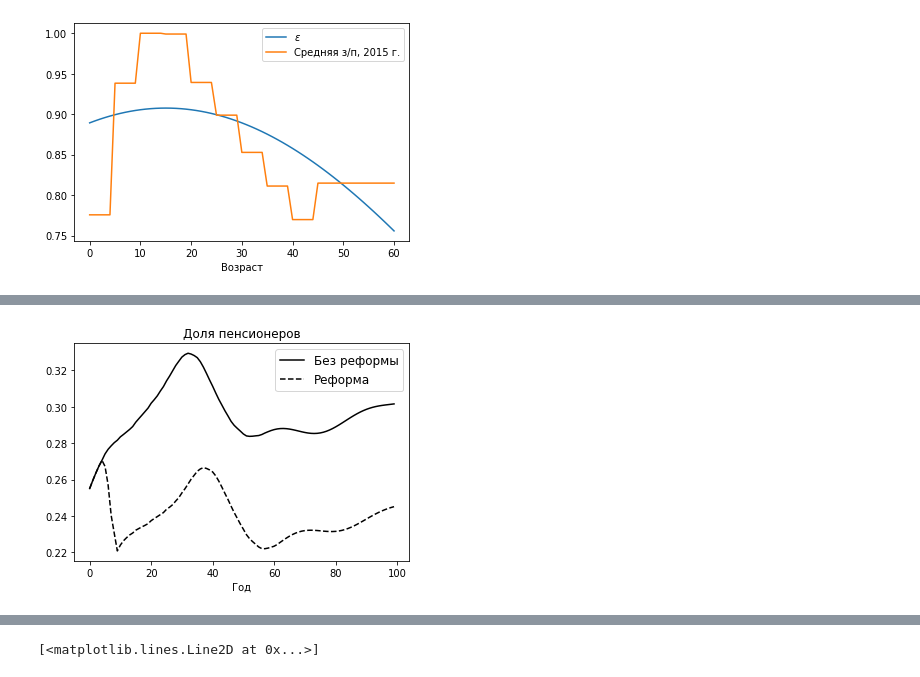
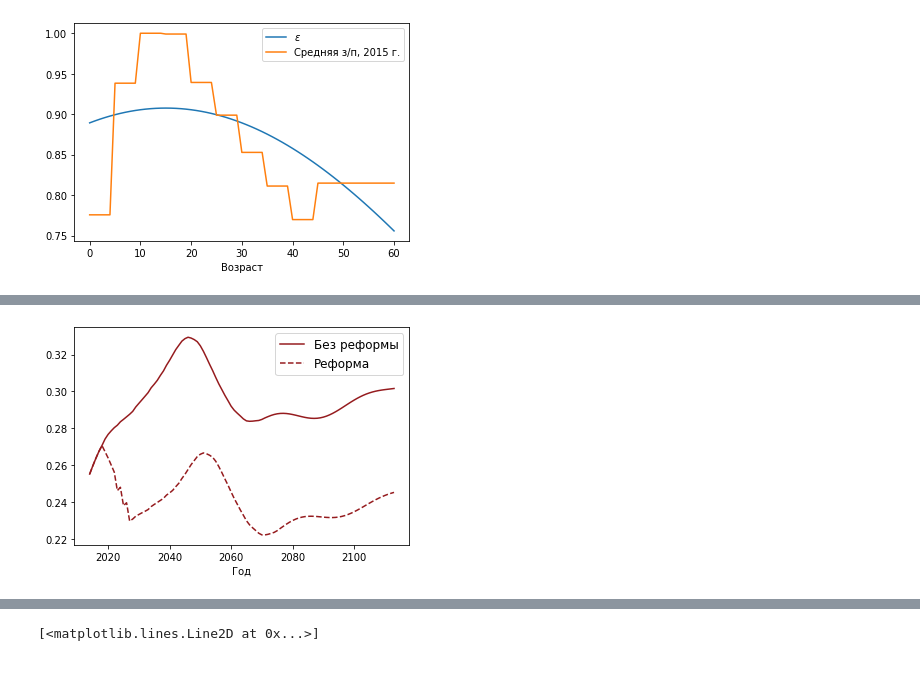
Before and after one commit to mkhlgrv/olg, a Jupyter notebook: steady_state.ipynb, the cells around one changed output, grey strips where cells are left out. Drawn from its saved outputs; the diff is of its cells as text; code cells hidden in the pictures.

```diff
--- a/steady_state.ipynb
+++ b/steady_state.ipynb
@@ -226,0 +949,2 @@ plt.plot(olg.c[0,250,191:250])
+# %%
+olg.update_household(249)
@@ -226,0 +998,5 @@ plt.plot(olg.c[0,250,191:250])
+# %%
+olg.eta = 0.4
+# %%
+for i in range(100,200):
+    olg.update_guess(i)
@@ -226,0 +1179,3 @@ plt.plot(olg.c[0,250,191:250])
+# %%
+for t in range(60):
+    olg.update_household(t,t)
@@ -1087,14 +2041,14 @@ rho_all_ages_ref = np.array([pd.read_csv("rho_female_test.csv", sep=',',header=N
 # %%
 retirement = with_migration["N_female"].transpose()*rho_all_ages_wo_ref[0]+\
 with_migration["N_male"].transpose()*rho_all_ages_wo_ref[1]
-plt.plot((retirement.sum(axis=0)/N_total)[:100], label=r"Без реформы", color = "black")
+plt.plot(range(2014,2114),(retirement.sum(axis=0)/N_total)[:100], label=r"Без реформы", color = ranepa_colors[0])
 retirement_reform =(with_migration["N_female"].transpose()*rho_all_ages_ref[0])+\
 (with_migration["N_male"].transpose()*rho_all_ages_ref[1])
-plt.plot((retirement_reform.sum(axis=0)/N_total)[:100], linestyle="dashed",color="black",label=r"Реформа")
+plt.plot(range(2014,2114),(retirement_reform.sum(axis=0)/N_total)[:100], linestyle="dashed",color=ranepa_colors[0],label=r"Реформа")
 plt.legend()
 # plt.ylabel('Доля пенсионеров')
 plt.xlabel('Год')
-plt.title("Доля пенсионеров")
+# plt.title("Доля пенсионеров")
 plt.savefig('plots/dependecy_ratio_reform.pdf')
 # %% [output]
-[figure, old version]
+[figure, new version]
```
Also changed, not shown: parts of 202 cells of this notebook, 16 other files.
